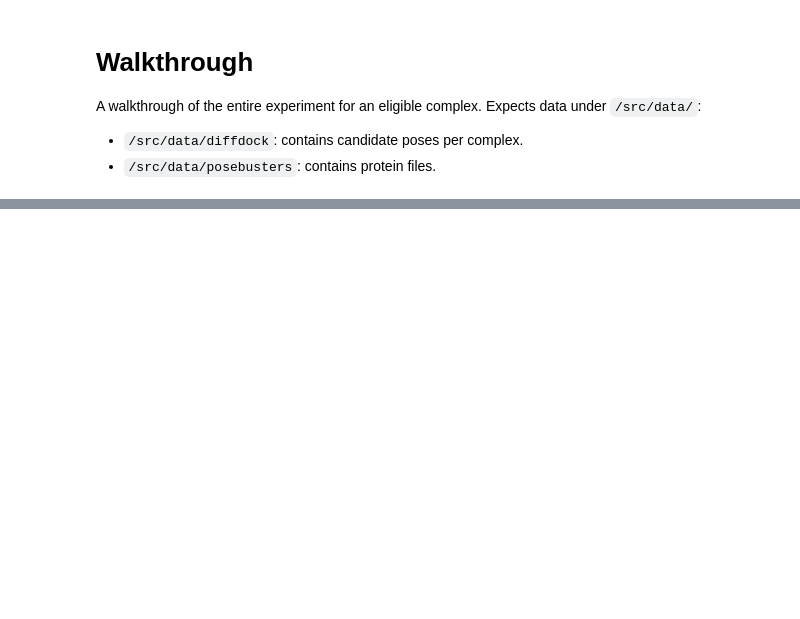
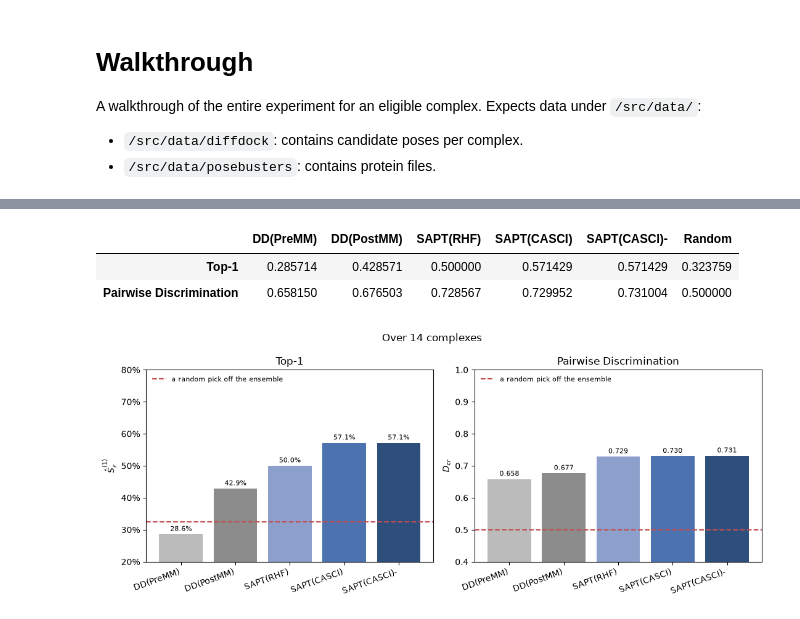
Before and after one commit to matthewgomezcullen/sapt-preproc, a Jupyter notebook: src/walkthrough.ipynb, the cells around one changed output, grey strips where cells are left out. Saved outputs shown, nothing was run; the diff lists cells and outputs as text; code cells hidden in the pictures; blank space fills up the shorter version.

```diff
--- a/src/walkthrough.ipynb
+++ b/src/walkthrough.ipynb
@@ -133,0 +231,59 @@ Processing 1 of 1 batches (1 sequences)
+# %%
+# Aggregate
+sapt_summary = pd.read_csv(SAPT_SUMMARY)
+METHODS = {
+    "docked": "DD(PreMM)",
+    "minimised": "DD(PostMM)",
+    "rhf": "SAPT(RHF)",
+    "sapt": "SAPT(CASCI)",
+    "separable": "SAPT(CASCI)-"
+}
+METRICS = {"top1": "Top-1", "discrimination": "Pairwise Discrimination"}
+RANDOM = {"top1": sapt_summary["fraction"].mean(), "discrimination": 0.5}
+aggregate = pd.DataFrame(
+    {label: [sapt_summary[f"{metric}_{method}"].mean() for metric in METRICS] for method, label in METHODS.items()}
+    | {"Random": [RANDOM[metric] for metric in METRICS]},
+    index=list(METRICS.values()),
+)
+aggregate
+# %% [output]
+|  | DD(PreMM) | DD(PostMM) | SAPT(RHF) | SAPT(CASCI) | SAPT(CASCI)- | Random |
+| Top-1 | 0.285714 | 0.428571 | 0.500000 | 0.571429 | 0.571429 | 0.323759 |
+| Pairwise Discrimination | 0.658150 | 0.676503 | 0.728567 | 0.729952 | 0.731004 | 0.500000 |
+# %%
+# Top-1 ($\hat S^{(1)}_r)$) and Pairwise Discrimination ($D_{cr}$) bar graphs across the methods above.
+%matplotlib inline
+import matplotlib.pyplot as plt
+from matplotlib.ticker import PercentFormatter
+
+# Read off METHODS so the bars and the per-complex table below cannot fall out of step.
+ORDER = list(METHODS.values())
+COLOURS = ["#BBBBBB", "#8C8C8C", "#8DA0CB", "#4C72B0", "#2E4F7C"]
+SYMBOLS = {"top1": "$\\hat{S}^{(1)}_r$", "discrimination": "$D_{cr}$"}
+FORMATS = {"top1": "{:.1%}", "discrimination": "{:.3f}"}
+LIMITS = {"top1": (0.2, 0.8), "discrimination": (0.4, 1.0)}
+CHANCE = "#C44E52"
+
+bars = aggregate[ORDER]
+positions = range(len(ORDER))
+
+figure, axes = plt.subplots(1, 2, figsize=(11, 4.5))
+for axis, (metric, label) in zip(axes, METRICS.items()):
+    drawn = axis.bar(positions, bars.loc[label], color=COLOURS)
+    axis.axhline(
+        RANDOM[metric], linestyle="--", color=CHANCE, label="a random pick off the ensemble"
+    )
+    axis.bar_label(
+        drawn, labels=[FORMATS[metric].format(one) for one in bars.loc[label]], padding=2, fontsize=8
+    )
+    axis.set_xticks(list(positions), ORDER, rotation=20, ha="right")
+    axis.set_ylim(*LIMITS[metric])
+    axis.set_title(label)
+    axis.set_ylabel(SYMBOLS[metric])
+    axis.legend(frameon=False, loc="upper left", fontsize=8)
+axes[0].yaxis.set_major_formatter(PercentFormatter(1.0))
+figure.suptitle(f"Over {len(sapt_summary)} complexes")
+figure.tight_layout()
+figure.savefig(os.path.join(JOB, "aggregate.png"), dpi=200)
+# %% [output]
+[figure, added]
```
Also changed, not shown: parts of 28 cells of this notebook, 4 other files.
